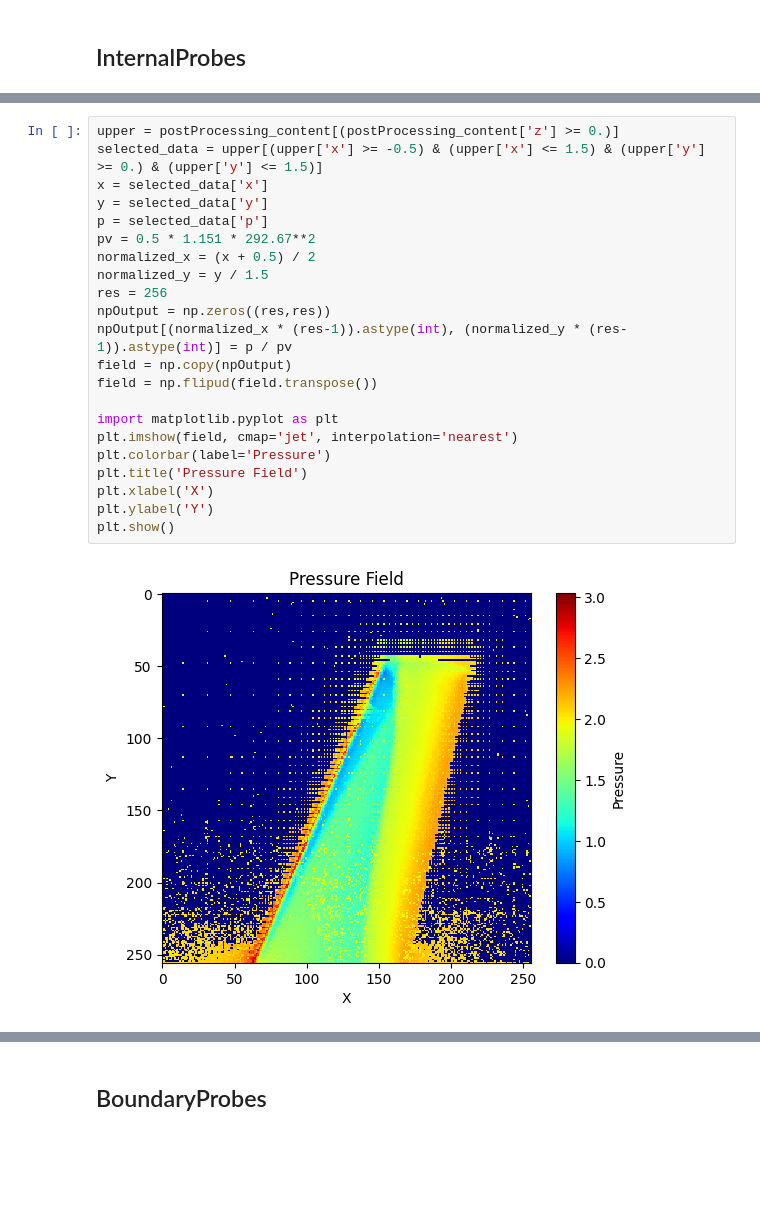
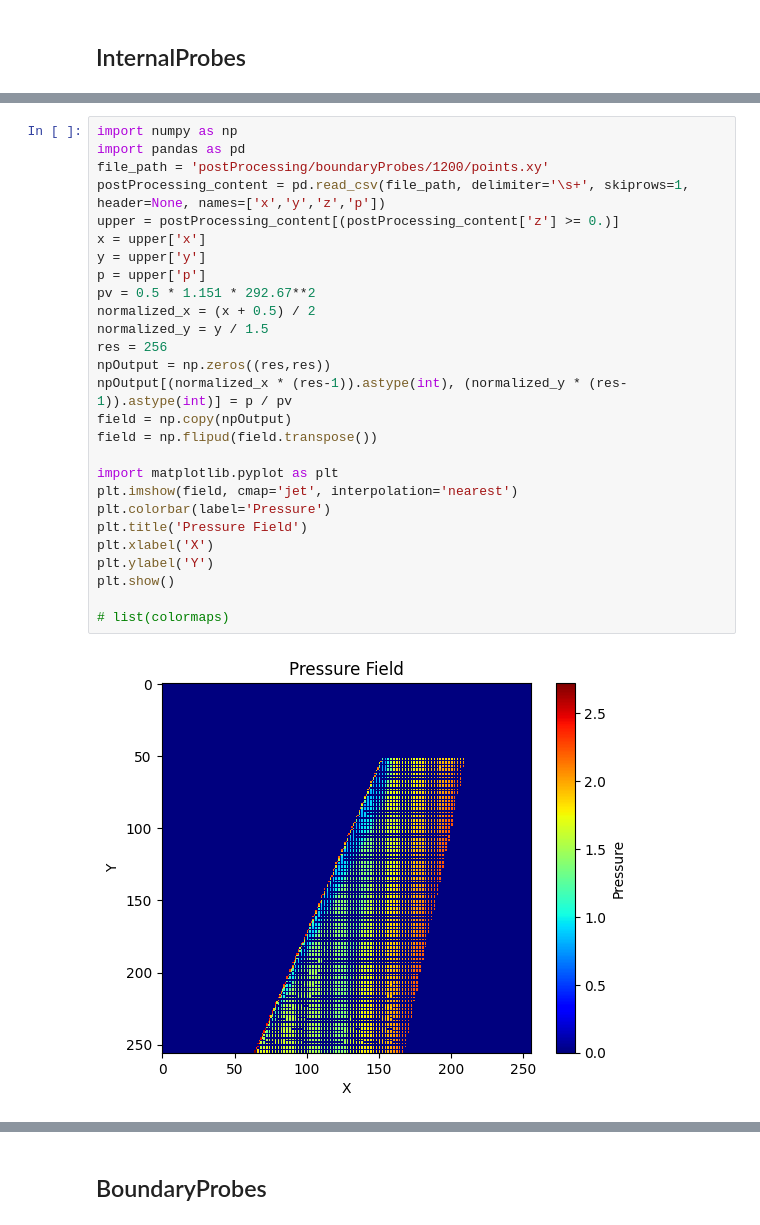
Before and after one commit to PGGO26/M6_HiSa, a Jupyter notebook: plot.ipynb, the cells around one changed output, grey strips where cells are left out. Drawn from its saved outputs; the diff is of its cells as text; blank space fills up the shorter version.

Commit message:
plot.ipynb & write_surface.py
write_surface.py write points of boundaryProbes for upper/lower surface height map and pressure coefficient distribution
plot.ipynb 在 Global 加上上表面的高度圖

```diff
--- a/plot.ipynb
+++ b/plot.ipynb
@@ -50,24 +58,29 @@ postProcessing_content
 # %%
+import numpy as np
+import pandas as pd
+file_path = 'postProcessing/boundaryProbes/1200/points.xy'
+postProcessing_content = pd.read_csv(file_path, delimiter='\s+', skiprows=1, header=None, names=['x','y','z','p'])
 upper = postProcessing_content[(postProcessing_content['z'] >= 0.)]
-selected_data = upper[(upper['x'] >= -0.5) & (upper['x'] <= 1.5) & (upper['y'] >= 0.) & (upper['y'] <= 1.5)]
-x = selected_data['x']
-y = selected_data['y']
-p = selected_data['p']
+x = upper['x']
+y = upper['y']
+p = upper['p']
 pv = 0.5 * 1.151 * 292.67**2
 normalized_x = (x + 0.5) / 2
 normalized_y = y / 1.5
 res = 256
 npOutput = np.zeros((res,res))
 npOutput[(normalized_x * (res-1)).astype(int), (normalized_y * (res-1)).astype(int)] = p / pv
 field = np.copy(npOutput)
 field = np.flipud(field.transpose())
 
 import matplotlib.pyplot as plt
 plt.imshow(field, cmap='jet', interpolation='nearest')
 plt.colorbar(label='Pressure')
 plt.title('Pressure Field')
 plt.xlabel('X')
 plt.ylabel('Y')
 plt.show()
+
+# list(colormaps)
 # %% [output]
-[figure, old version]
+[figure, new version]
```
Also changed, not shown: parts of 7 cells of this notebook, 1 other file.
